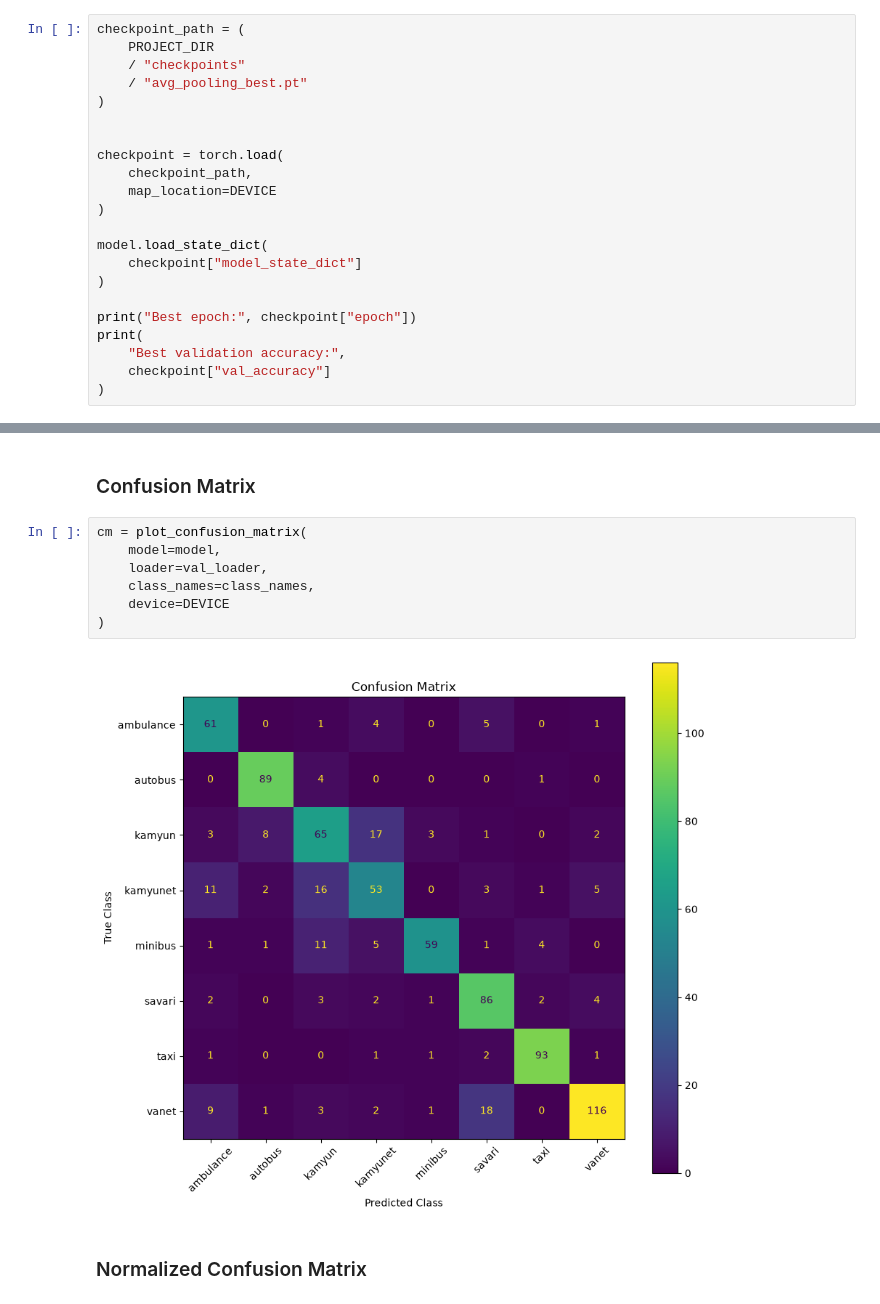
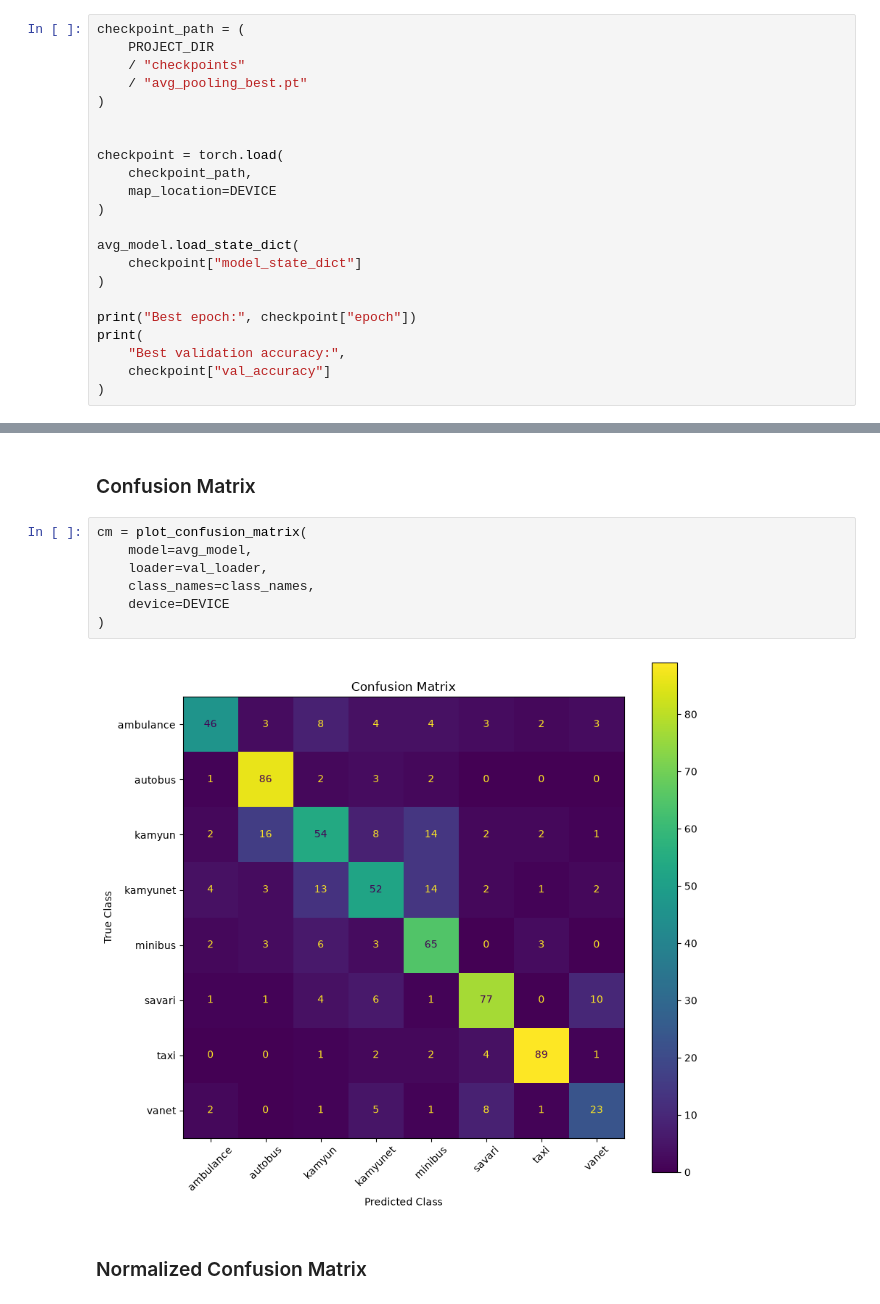
Before and after one commit to StyeshHejavari/traffic_vehicle_project, a Jupyter notebook: experiments/04_Max_vs_Avg_Pooling.ipynb, the cells around one changed output, grey strips where cells are left out. Drawn from its saved outputs; the diff is of its cells as text.

```diff
--- a/experiments/04_Max_vs_Avg_Pooling.ipynb
+++ b/experiments/04_Max_vs_Avg_Pooling.ipynb
@@ -384,7 +381,7 @@ checkpoint = torch.load(
     map_location=DEVICE
 )
 
-model.load_state_dict(
+avg_model.load_state_dict(
     checkpoint["model_state_dict"]
 )
 
@@ -442,13 +439,13 @@ weighted avg     0.7970    0.7903    0.7901       787
 ### Confusion Matrix
 # %%
 cm = plot_confusion_matrix(
-    model=model,
+    model=avg_model,
     loader=val_loader,
     class_names=class_names,
     device=DEVICE
 )
 # %% [output]
-[figure, old version]
+[figure, new version]
 # %% [markdown]
 ### Normalized Confusion Matrix
 # %%
```
Also changed, not shown: parts of 15 cells of this notebook.
